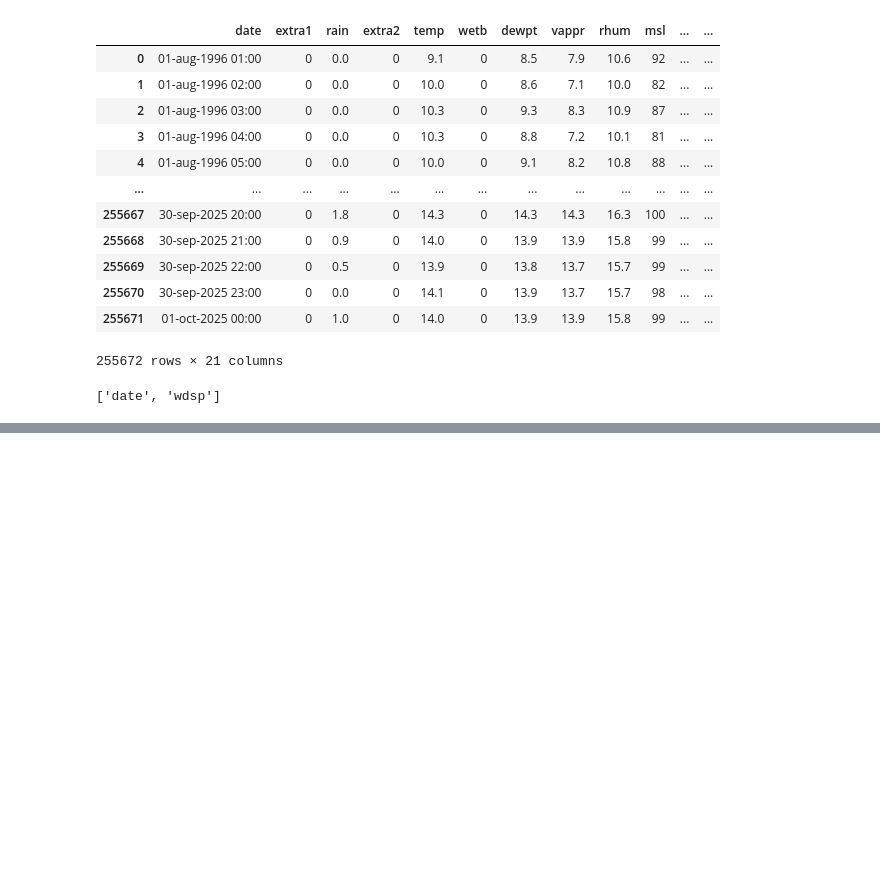
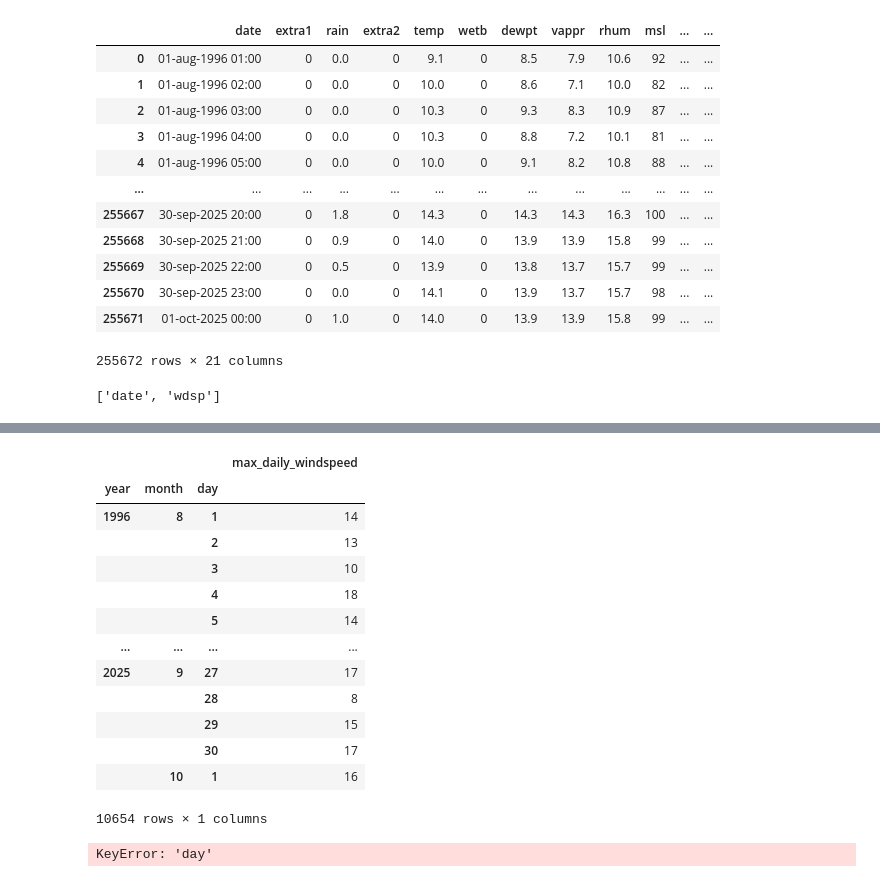
Before and after one commit to callagg2/PFDA, a Jupyter notebook: assignments/assignment_6_Weather.ipynb, the cells around one changed output, grey strips where cells are left out. Saved outputs shown, nothing was run; the diff lists cells and outputs as text; code cells hidden in the pictures; blank space fills up the shorter version.

```diff
--- a/assignments/assignment_6_Weather.ipynb
+++ b/assignments/assignment_6_Weather.ipynb
@@ -505,0 +598,8 @@ plt.show()
+# %%
+#df =df.iloc[0:24]
+
+#rolling_mean=df["wdsp"].rolling(window=24).max()
+#print(f"{rolling_mean}")
+
+df["wdsp"] = df["wdsp"].astype(int)
+df["wdsp"]
@@ -505,0 +633,23 @@ plt.show()
+# %%
+# Breaking out our date column into its constituent parts
+# This is based on https://stackoverflow.com/questions/25146121/extracting-just-month-and-year-separately-from-pandas-datetime-column
+
+df = df.reset_index()
+print(f"{df}")
+df["date"] = pd.to_datetime(df["date"])
+
+
+df["year"] = df["date"].dt.year
+print(f"{(df["year"].head())}\n")
+
+df["month"] = df["date"].dt.month
+print(f"{(df["month"].head())}\n")
+
+df["day"] = df["date"].dt.day
+print(f"{(df["day"].head())}\n")
+
+df['time'] = df["date"].dt.time
+print(f"{(df["time"].head(6))}\n")
+
+# Now let's view all our columns
+print(f"{(df.head(6))}\n")
@@ -505,0 +688,23 @@ plt.show()
+# %%
+df = df.groupby(["year", "month", "day"]).agg(
+    max_daily_windspeed = ('wdsp', 'max')
+
+)
+#df_max_daily_wind = df.resample("ME").mean()
+# %%
+df
+# %% [output]
+|  |  |  | max_daily_windspeed |
+| year | month | day |  |
+| 1996 | 8 | 1 | 14 |
+|  |  | 2 | 13 |
+|  |  | 3 | 10 |
+|  |  | 4 | 18 |
+|  |  | 5 | 14 |
+| ... | ... | ... | ... |
+| 2025 | 9 | 27 | 17 |
+|  |  | 28 | 8 |
+|  |  | 29 | 15 |
+|  |  | 30 | 17 |
+|  | 10 | 1 | 16 |
+10654 rows × 1 columns
@@ -505,0 +719,19 @@ plt.show()
+# %%
+# Plotting the windspeed.
+
+# We use numpy to create two arrays, one for our dates and the other for windspeed
+# Because it takes a long time to render out the graph over the whole period,
+# I'm going to take a subset of the period
+df_sample =df.iloc[0:24]
+
+x = np.array(df_sample["day"])
+y = np.array(df_sample["max_daily_windspeed"])
+
+plt.xlabel("Date")
+plt.ylabel("Speed (kt)")
+plt.title("Wind Speeds 1996 - 2025 (Knock Airport)")
+
+plt.plot(x,y)
+plt.show()
+# %% [output]
+KeyError: 'day'
```
Also changed, not shown: parts of 13 cells of this notebook, 1 other file.
